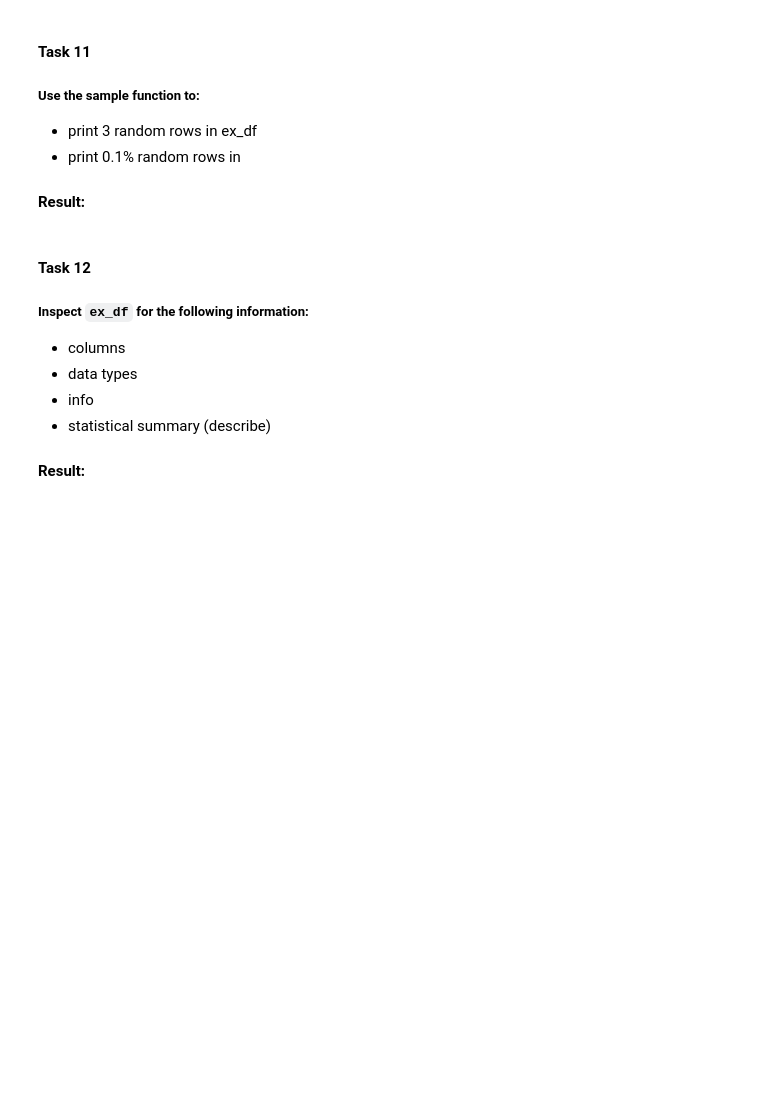
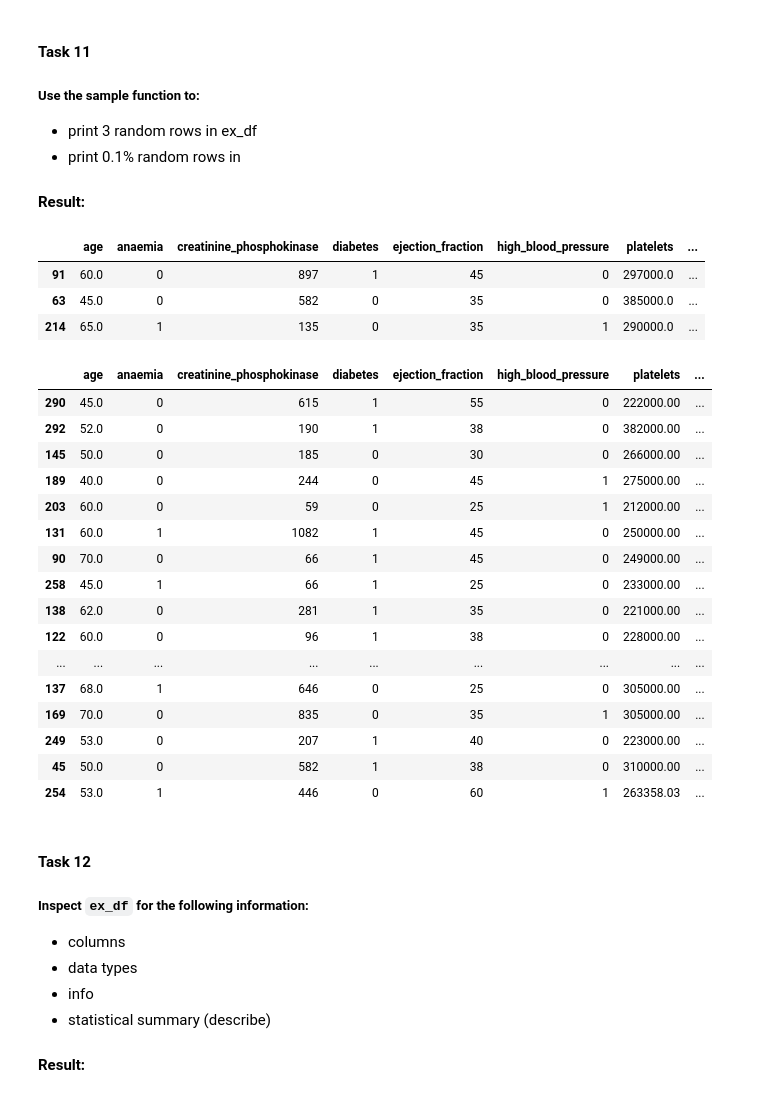
Before and after one commit to christinazzz/Data-Wrangling-with-Python, a Jupyter notebook: IntermediateDataWrangling/DataWranglingWithPandas/DataWranglingInPython-DataWranglingWithPandas-5-exercises.ipynb, the cells around one changed output. Saved outputs shown, nothing was run; the diff lists cells and outputs as text; code cells hidden in the pictures; blank space fills up the shorter version.

```diff
--- a/IntermediateDataWrangling/DataWranglingWithPandas/DataWranglingInPython-DataWranglingWithPandas-5-exercises.ipynb
+++ b/IntermediateDataWrangling/DataWranglingWithPandas/DataWranglingInPython-DataWranglingWithPandas-5-exercises.ipynb
@@ -145,3 +306,15 @@ print(abs_series.cumsum())
 ##### Read in 'heart_failure_clinical_records_dataset.csv' into a variable called `ex_df` using Pandas.
 ##### Print the first 20 rows of the DataFrame.
 #### Result:
+# %%
+# Set 'main_dir' to location of the project folder
+home_dir = Path(".").resolve()
+print(home_dir)
+main_dir = home_dir.parent
+#main_dir = home_dir.parent.parent
+print(main_dir)
+data_dir = str(main_dir) + "/data"
+print(data_dir)
+
+ex_df= pd.read_csv(str(data_dir)+"/"+ 'heart_failure_clinical_records_dataset.csv')
+print(ex_df.head(20))
@@ -157,6 +356,33 @@ print(abs_series.cumsum())
 - print 3 random rows in ex_df
 - print 0.1% random rows in
 #### Result:
+# %%
+ex_df.sample(n=3)
+# %% [output]
+|  | age | anaemia | creatinine_phosphokinase | diabetes | ejection_fraction | high_blood_pressure | platelets | ... |
+| 91 | 60.0 | 0 | 897 | 1 | 45 | 0 | 297000.0 | ... |
+| 63 | 45.0 | 0 | 582 | 0 | 35 | 0 | 385000.0 | ... |
+| 214 | 65.0 | 1 | 135 | 0 | 35 | 1 | 290000.0 | ... |
+# %%
+ex_df.sample(frac=0.1)
+# %% [output]
+|  | age | anaemia | creatinine_phosphokinase | diabetes | ejection_fraction | high_blood_pressure | platelets | ... |
+| 290 | 45.0 | 0 | 615 | 1 | 55 | 0 | 222000.00 | ... |
+| 292 | 52.0 | 0 | 190 | 1 | 38 | 0 | 382000.00 | ... |
+| 145 | 50.0 | 0 | 185 | 0 | 30 | 0 | 266000.00 | ... |
+| 189 | 40.0 | 0 | 244 | 0 | 45 | 1 | 275000.00 | ... |
+| 203 | 60.0 | 0 | 59 | 0 | 25 | 1 | 212000.00 | ... |
+| 131 | 60.0 | 1 | 1082 | 1 | 45 | 0 | 250000.00 | ... |
+| 90 | 70.0 | 0 | 66 | 1 | 45 | 0 | 249000.00 | ... |
+| 258 | 45.0 | 1 | 66 | 1 | 25 | 0 | 233000.00 | ... |
+| 138 | 62.0 | 0 | 281 | 1 | 35 | 0 | 221000.00 | ... |
+| 122 | 60.0 | 0 | 96 | 1 | 38 | 0 | 228000.00 | ... |
+| ... | ... | ... | ... | ... | ... | ... | ... | ... |
+| 137 | 68.0 | 1 | 646 | 0 | 25 | 0 | 305000.00 | ... |
+| 169 | 70.0 | 0 | 835 | 0 | 35 | 1 | 305000.00 | ... |
+| 249 | 53.0 | 0 | 207 | 1 | 40 | 0 | 223000.00 | ... |
+| 45 | 50.0 | 0 | 582 | 1 | 38 | 0 | 310000.00 | ... |
+| 254 | 53.0 | 1 | 446 | 0 | 60 | 1 | 263358.03 | ... |
 # %% [markdown]
 #### Task 12
 ##### Inspect `ex_df` for the following information:
```
Also changed, not shown: parts of 24 cells of this notebook, 1 other file.
